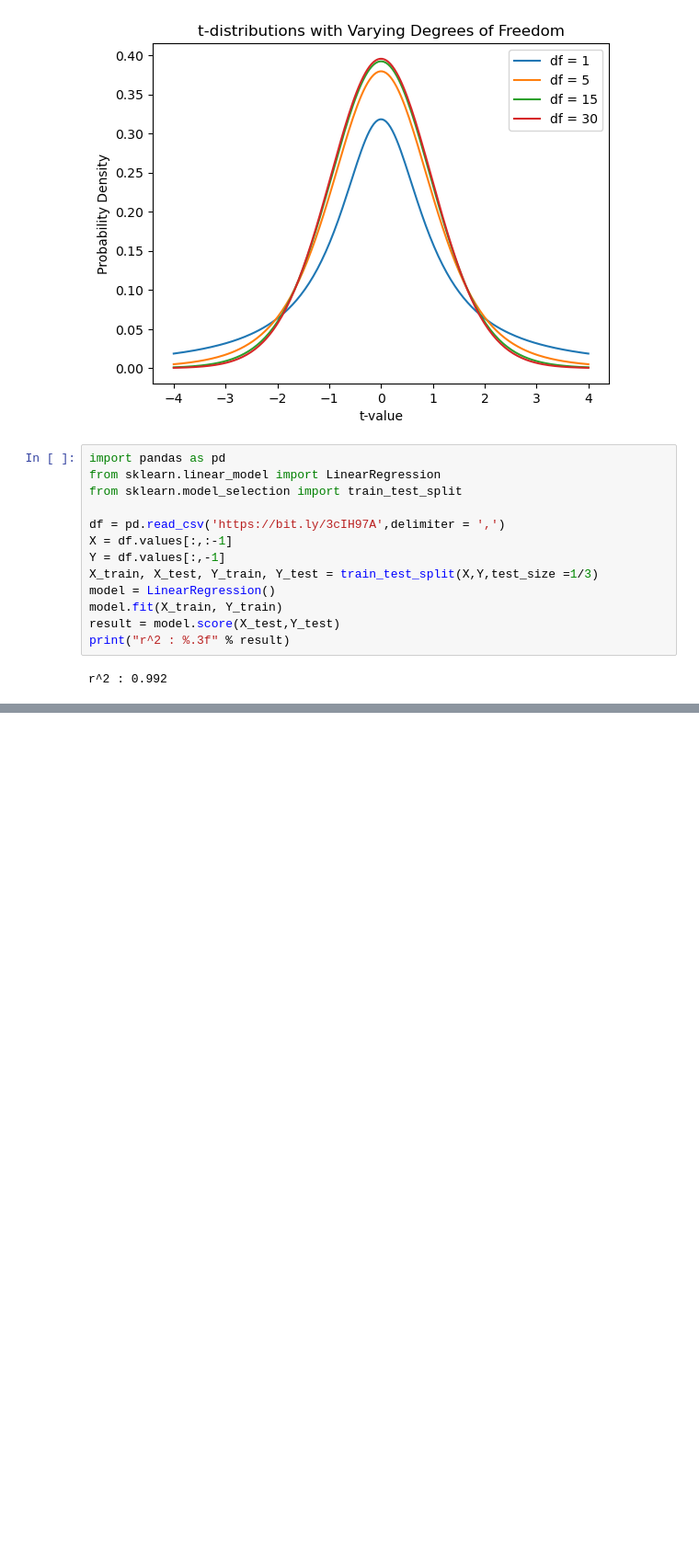
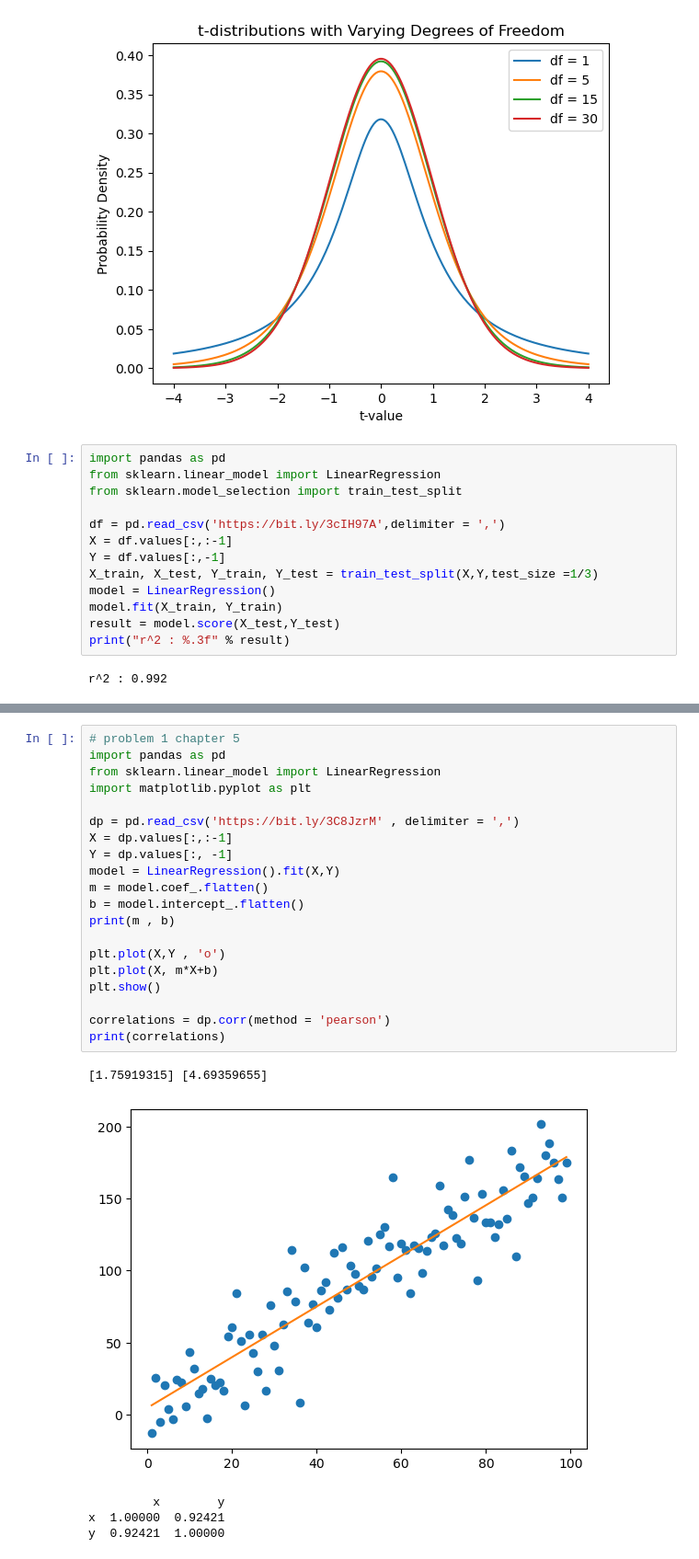
Before and after one commit to Piyush-io/Machine_Learning, a Jupyter notebook: MathforML.ipynb, the cells around one changed output, grey strips where cells are left out. Shown at 92% size. Saved outputs shown, nothing was run; the diff lists cells and outputs as text; blank space fills up the shorter version.

```diff
--- a/MathforML.ipynb
+++ b/MathforML.ipynb
@@ -570,0 +590,26 @@ r^2 : 0.992
+# %%
+# problem 1 chapter 5
+import pandas as pd
+from sklearn.linear_model import LinearRegression
+import matplotlib.pyplot as plt
+
+dp = pd.read_csv('https://bit.ly/3C8JzrM' , delimiter = ',')
+X = dp.values[:,:-1]
+Y = dp.values[:, -1]
+model = LinearRegression().fit(X,Y)
+m = model.coef_.flatten()
+b = model.intercept_.flatten()
+print(m , b)
+
+plt.plot(X,Y , 'o')
+plt.plot(X, m*X+b)
+plt.show()
+
+correlations = dp.corr(method = 'pearson')
+print(correlations)
+# %% [output]
+[1.75919315] [4.69359655]
+[figure, added]
+         x        y
+x  1.00000  0.92421
+y  0.92421  1.00000
```
Also changed, not shown: parts of 2 cells of this notebook.
